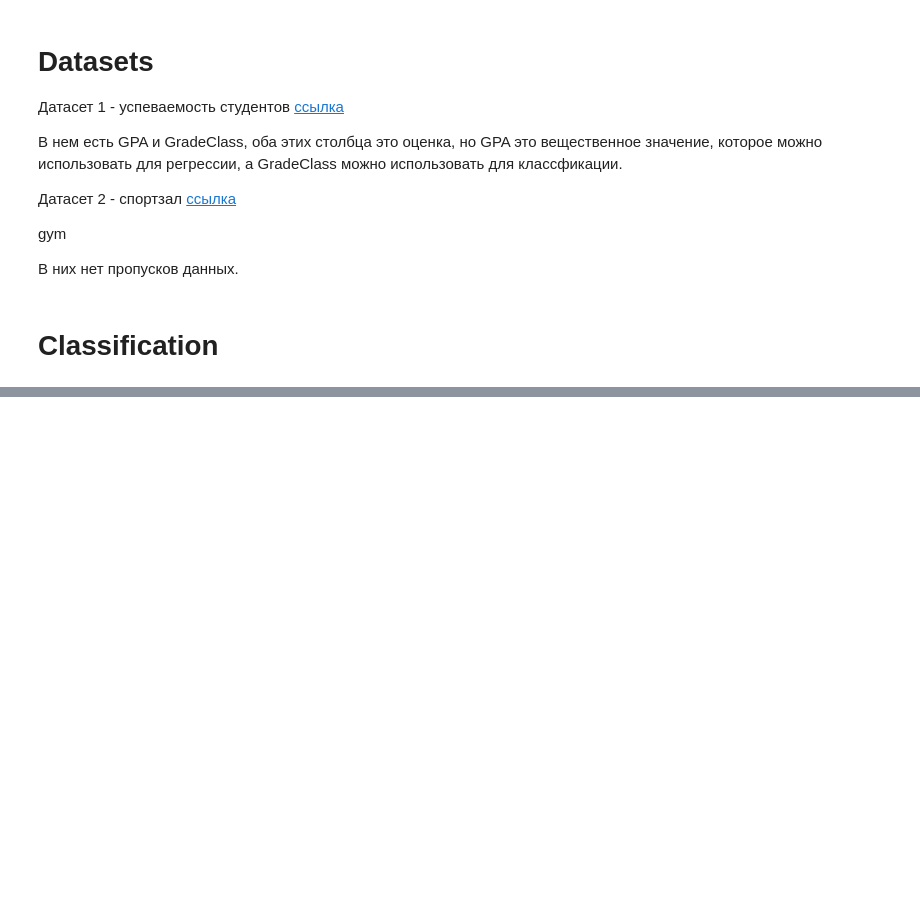
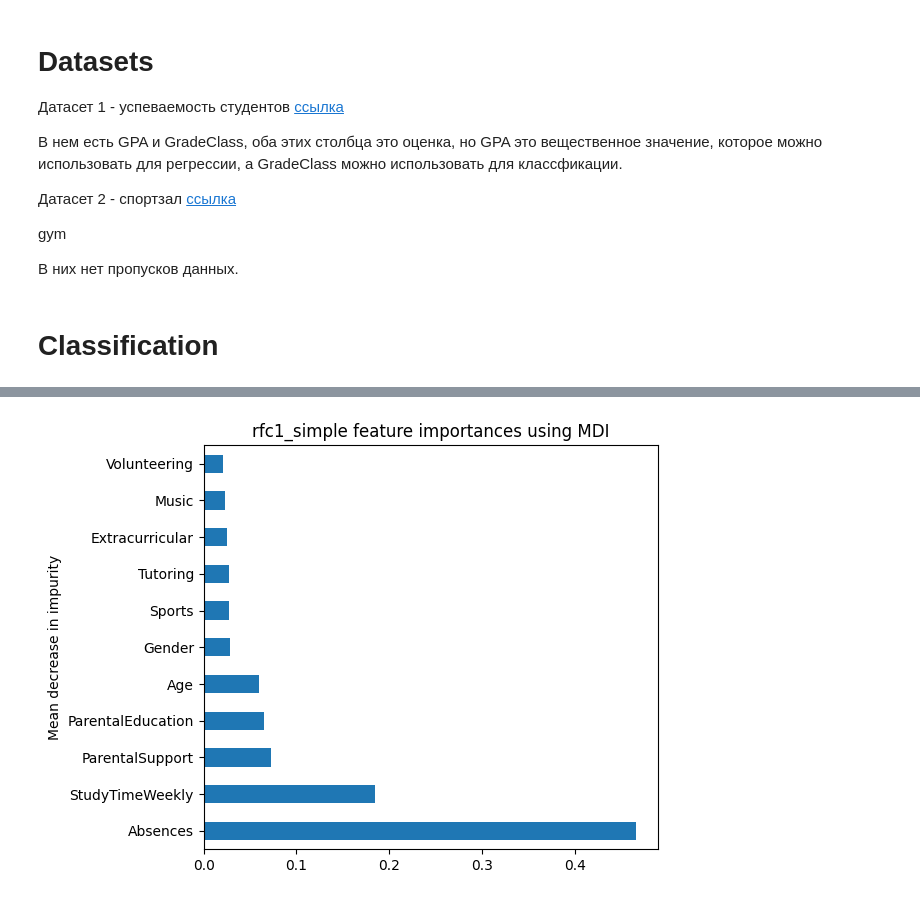
Before and after one commit to ahrami/random-forest, a Jupyter notebook: specifically-forest.ipynb, the cells around one changed output, grey strips where cells are left out. Saved outputs shown, nothing was run; the diff lists cells and outputs as text; code cells hidden in the pictures; blank space fills up the shorter version.

Commit message:
feat: feature importances for default classifier

```diff
--- a/specifically-forest.ipynb
+++ b/specifically-forest.ipynb
@@ -74,0 +89,11 @@ weighted avg       0.70      0.72      0.70       718
+# %%
+# Feature importance using mean decrease in impurity
+rfc1_simple_importances = pd.Series(rfc1_simple.feature_importances_, index=Xc1_test.columns)
+rfc1_simple_importances = rfc1_simple_importances.sort_values(ascending=False)
+fig, ax = plt.subplots()
+rfc1_simple_importances.plot.barh(ax=ax)
+ax.set_title("rfc1_simple feature importances using MDI")
+ax.set_ylabel("Mean decrease in impurity")
+fig.tight_layout()
+# %% [output]
+[figure, added]
```
Also changed, not shown: parts of 5 cells of this notebook.
